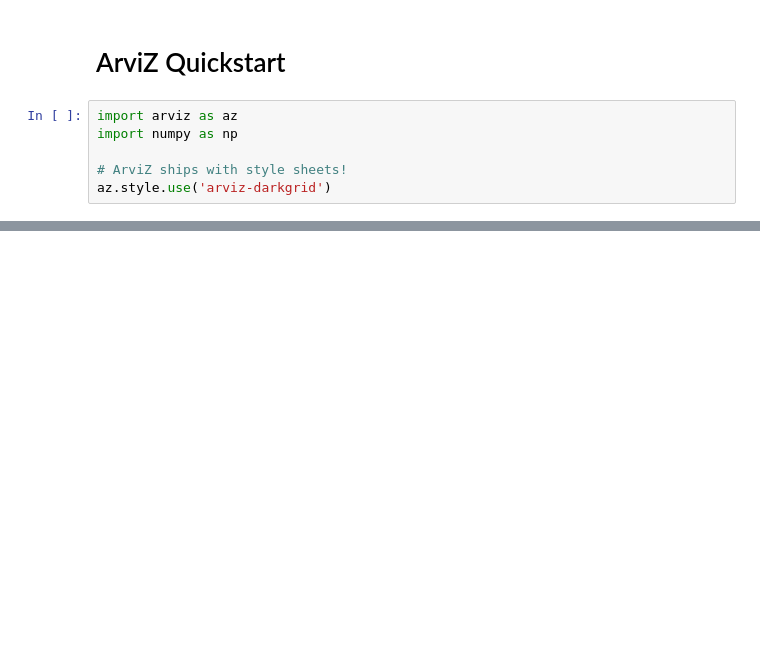
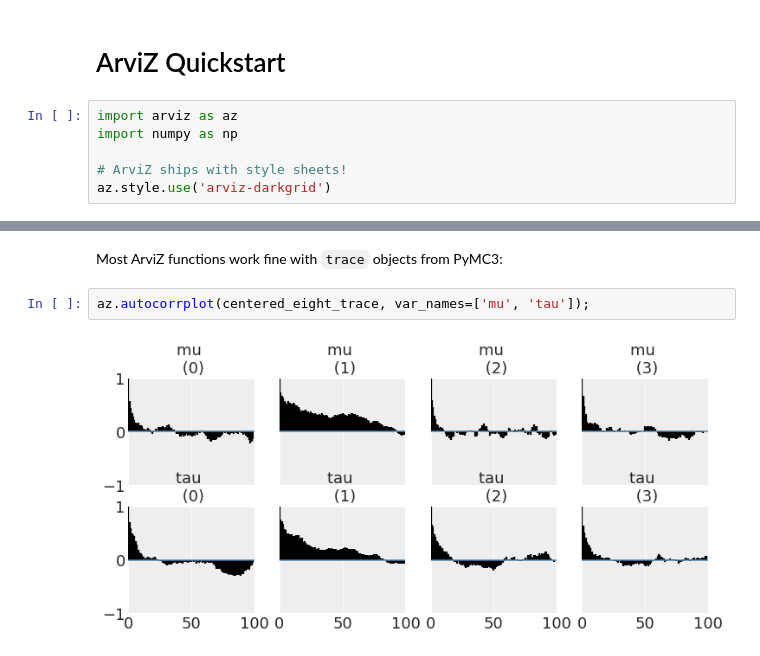
Before and after one commit to arviz-devs/arviz, a Jupyter notebook: doc/notebooks/Introduction.ipynb, the cells around one changed output, grey strips where cells are left out. Drawn from its saved outputs; the diff is of its cells as text; blank space fills up the shorter version.

```diff
--- a/doc/notebooks/Introduction.ipynb
+++ b/doc/notebooks/Introduction.ipynb
@@ -56,0 +68,6 @@ One of the most common plots used in Bayesian statistics is the `traceplot`.
+# %% [markdown]
+Most ArviZ functions work fine with `trace` objects from PyMC3:
+# %%
+az.autocorrplot(centered_eight_trace, var_names=['mu', 'tau']);
+# %% [output]
+[figure, added]
```
Also changed, not shown: parts of 27 cells of this notebook, 5 other files.
